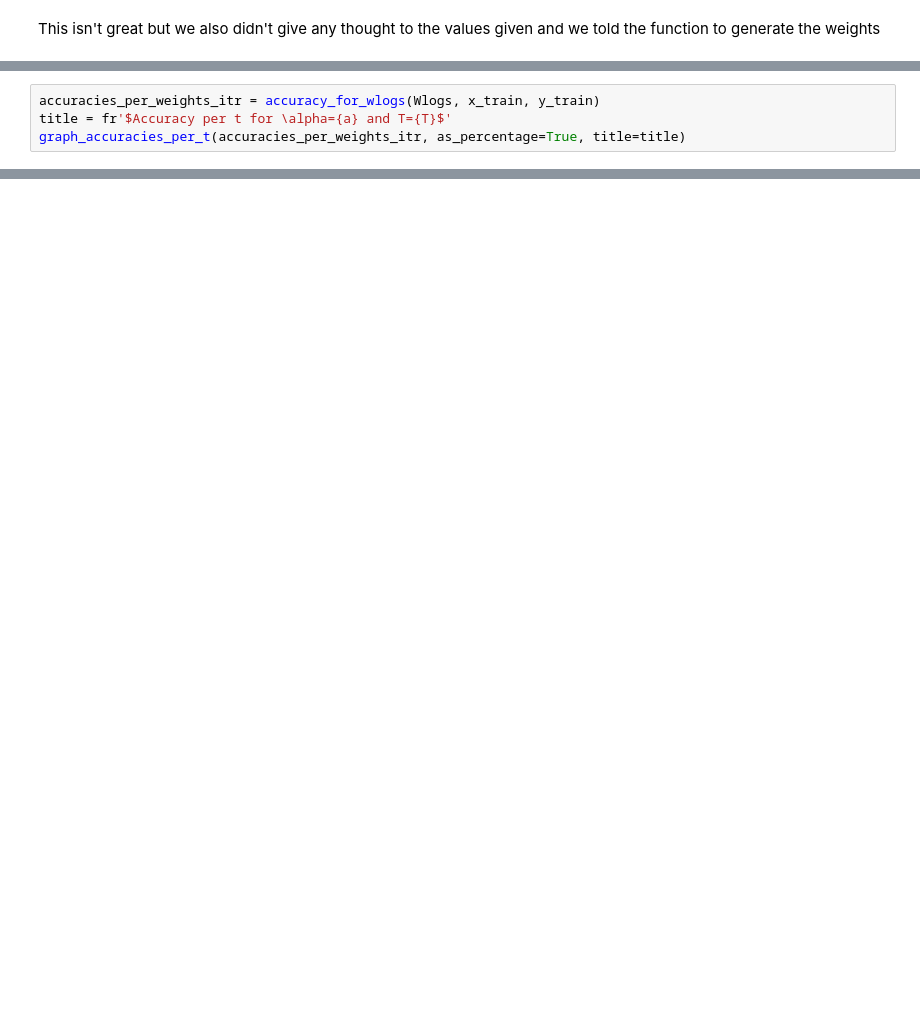
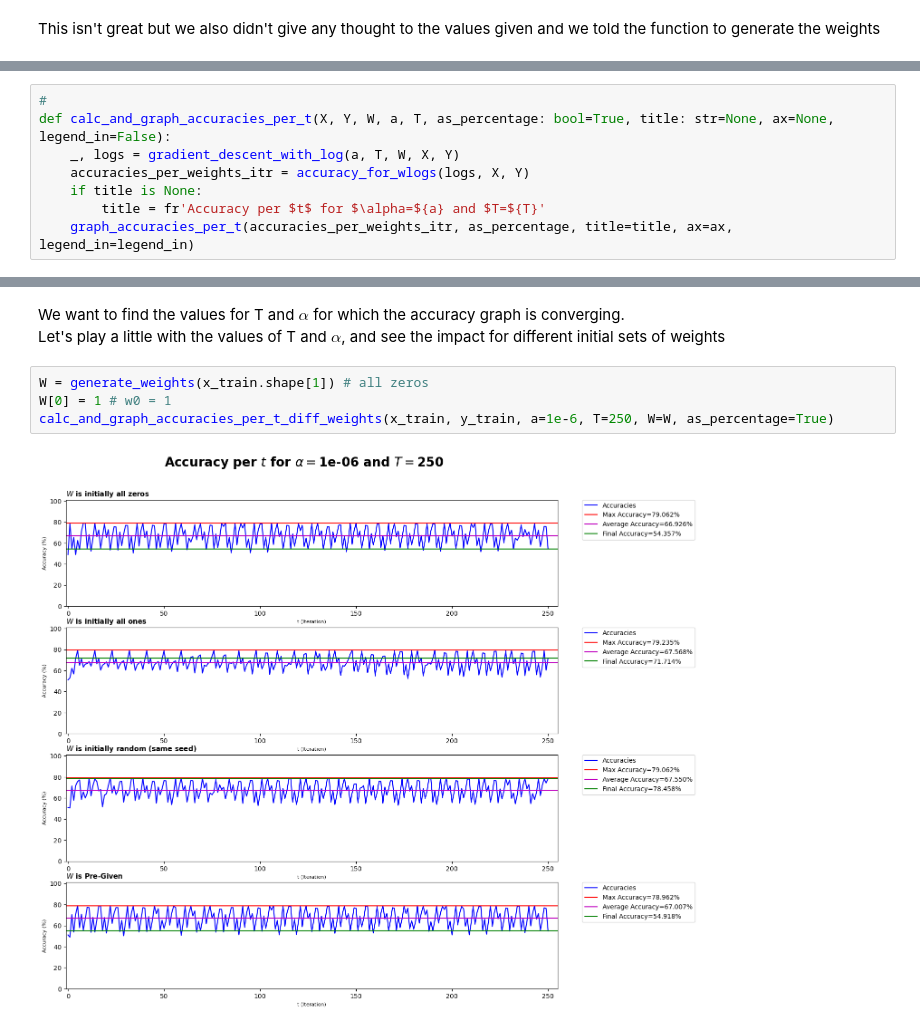
Before and after one commit to Ido-Studies/DSIP-Final-Project, a Jupyter notebook: src/Machine Learning/Machine_Learning_Part-DSIP_Concluding_Assignment.ipynb, the cells around one changed output, grey strips where cells are left out. Cells and saved outputs as stored; diff of their text form; blank space fills up the shorter version.

```diff
--- a/src/Machine Learning/Machine_Learning_Part-DSIP_Concluding_Assignment.ipynb
+++ b/src/Machine Learning/Machine_Learning_Part-DSIP_Concluding_Assignment.ipynb
@@ -2194,4 +2070,0 @@ The weights per iteration:
-# %%
-accuracies_per_weights_itr = accuracy_for_wlogs(Wlogs, x_train, y_train)
-title = fr'$Accuracy per t for \alpha={a} and T={T}$'
-graph_accuracies_per_t(accuracies_per_weights_itr, as_percentage=True, title=title)
@@ -2318,0 +2141,8 @@ def plotCEtrain():
+# %%
+#
+def calc_and_graph_accuracies_per_t(X, Y, W, a, T, as_percentage: bool=True, title: str=None, ax=None, legend_in=False):
+    _, logs = gradient_descent_with_log(a, T, W, X, Y)
+    accuracies_per_weights_itr = accuracy_for_wlogs(logs, X, Y)
+    if title is None:
+        title = fr'Accuracy per $t$ for $\alpha=${a} and $T=${T}'
+    graph_accuracies_per_t(accuracies_per_weights_itr, as_percentage, title=title, ax=ax, legend_in=legend_in)
@@ -2318,0 +2332,9 @@ def plotCEtrain():
+# %% [markdown]
+We want to find the values for T and $\alpha$ for which the accuracy graph is converging.<br>
+Let's play a little with the values of T and $\alpha$, and see the impact for different initial sets of weights
+# %%
+W = generate_weights(x_train.shape[1]) # all zeros
+W[0] = 1 # w0 = 1
+calc_and_graph_accuracies_per_t_diff_weights(x_train, y_train, a=1e-6, T=250, W=W, as_percentage=True)
+# %% [output]
+[figure, added]
```
Also changed, not shown: parts of 48 cells of this notebook.
